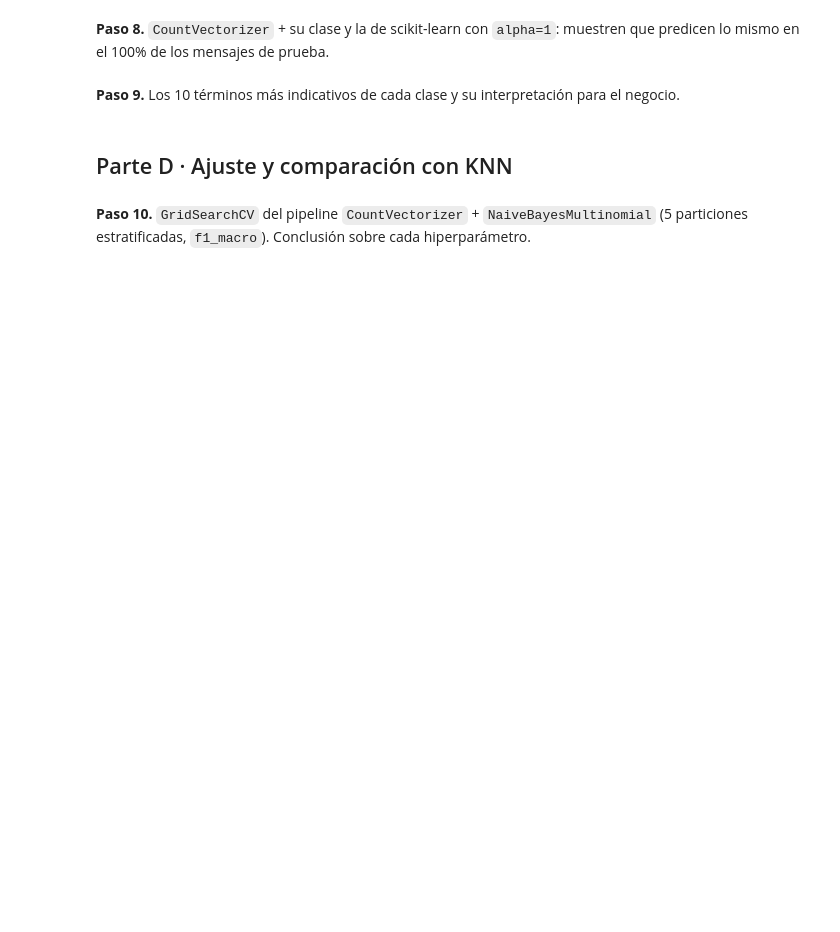
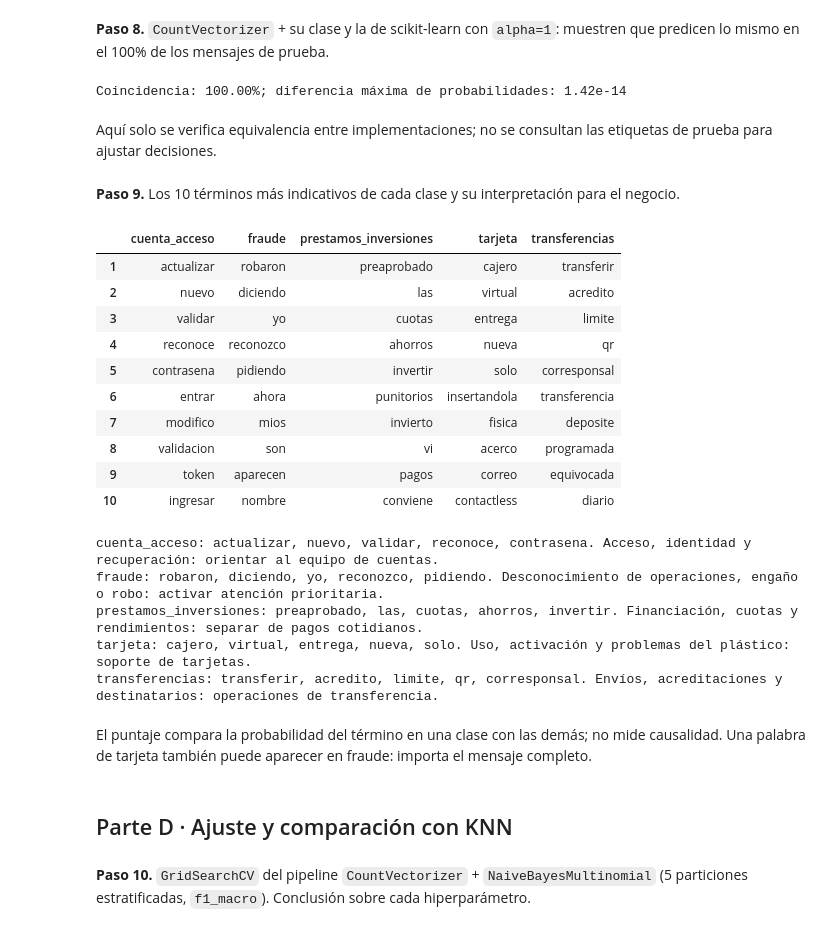
Before and after one commit to fedemaximovicz/actividad-datamining-supervisedlearning, a Jupyter notebook: caso1_cauce/caso1_cauce.ipynb, the cells around one changed output. Cells and saved outputs as stored; diff of their text form; code cells hidden in the pictures; blank space fills up the shorter version.

```diff
--- a/caso1_cauce/caso1_cauce.ipynb
+++ b/caso1_cauce/caso1_cauce.ipynb
@@ -47,4 +168,10 @@ Ejecuten esta celda cada vez que terminen una función de `src/`.
 # %% [markdown]
 **Paso 5.** Creen la columna `texto_limpio`. Los mensajes con menos de dos palabras se excluyen del entrenamiento y van a revisión humana: ¿cuántos son y qué contienen?
 # %%
-# Tu código aquí
+datos['texto_limpio'] = datos.texto.map(limpiar_texto)
+datos['n_palabras'] = datos.texto_limpio.str.split().str.len()
+cortos = datos.loc[datos.n_palabras < 2].copy()
+aptos = datos.loc[datos.n_palabras >= 2].copy()
+print(f'{len(cortos)} mensajes cortos ({len(cortos)/len(datos):.2%}) van directamente a revisión; {len(aptos)} aptos.')
+display(cortos[['texto', 'texto_limpio']].value_counts(dropna=False).rename('cantidad').reset_index())
+display(cortos.equipo_final.value_counts().to_frame('cortos_por_equipo'))
@@ -57,4 +210,12 @@ Ejecuten esta celda cada vez que terminen una función de `src/`.
 # %% [markdown]
 **Paso 7.** División 80/20 estratificada por `equipo_final` con `random_state=42`.
 # %%
-# Tu código aquí
+train, test = train_test_split(aptos, test_size=0.20, stratify=aptos.equipo_final, random_state=SEMILLA)
+X_train, y_train = train.texto_limpio, train.equipo_final
+X_test, y_test = test.texto_limpio, test.equipo_final
+cv = StratifiedKFold(n_splits=5, shuffle=True, random_state=SEMILLA)
+particiones = list(cv.split(X_train, y_train))
+display(pd.concat([y_train.value_counts().rename('train'), y_test.value_counts().rename('test')], axis=1))
+print(f'Clientes compartidos: {len(set(train.id_cliente) & set(test.id_cliente))}')
+print(f'Textos limpios de prueba también presentes en train: {X_test.isin(set(X_train)).mean():.2%}')
+assert set(train.index).isdisjoint(test.index)
@@ -61,11 +232,54 @@ Ejecuten esta celda cada vez que terminen una función de `src/`.
 # %% [markdown]
 **Paso 8.** `CountVectorizer` + su clase y la de scikit-learn con `alpha=1`: muestren que predicen lo mismo en el 100% de los mensajes de prueba.
 # %%
-# Tu código aquí
+vec_base = CountVectorizer()
+conteos_train = vec_base.fit_transform(X_train)
+conteos_test = vec_base.transform(X_test)
+nb_propio = NaiveBayesMultinomial(alpha=1).fit(conteos_train, y_train)
+nb_sklearn = MultinomialNB(alpha=1).fit(conteos_train, y_train)
+coincidencia = np.mean(nb_propio.predict(conteos_test) == nb_sklearn.predict(conteos_test))
+diferencia = np.max(np.abs(nb_propio.predict_proba(conteos_test) - nb_sklearn.predict_proba(conteos_test)))
+assert coincidencia == 1.0
+np.testing.assert_allclose(nb_propio.predict_proba(conteos_test), nb_sklearn.predict_proba(conteos_test), atol=1e-10)
+print(f'Coincidencia: {coincidencia:.2%}; diferencia máxima de probabilidades: {diferencia:.3g}')
+display(Markdown('Aquí solo se verifica equivalencia entre implementaciones; no se consultan las etiquetas de prueba para ajustar decisiones.'))
+# %% [output]
+Coincidencia: 100.00%; diferencia máxima de probabilidades: 1.42e-14
+Aquí solo se verifica equivalencia entre implementaciones; no se consultan las etiquetas de prueba para ajustar decisiones.
 # %% [markdown]
 **Paso 9.** Los 10 términos más indicativos de cada clase y su interpretación para el negocio.
 # %%
-# Tu código aquí
+terminos = terminos_mas_indicativos(nb_propio, vec_base.get_feature_names_out(), n=10)
+display(pd.DataFrame(terminos, index=range(1, 11)))
+interpretacion = {
+    'cuenta_acceso': 'Acceso, identidad y recuperación: orientar al equipo de cuentas.',
+    'fraude': 'Desconocimiento de operaciones, engaño o robo: activar atención prioritaria.',
+    'prestamos_inversiones': 'Financiación, cuotas y rendimientos: separar de pagos cotidianos.',
+    'tarjeta': 'Uso, activación y problemas del plástico: soporte de tarjetas.',
+    'transferencias': 'Envíos, acreditaciones y destinatarios: operaciones de transferencia.',
+}
+for clase in CLASES:
+    print(f'{clase}: {", ".join(terminos[clase][:5])}. {interpretacion[clase]}')
+display(Markdown('El puntaje compara la probabilidad del término en una clase con las demás; '
+                 'no mide causalidad. Una palabra de tarjeta también puede aparecer en fraude: importa el mensaje completo.'))
+# %% [output]
+|  | cuenta_acceso | fraude | prestamos_inversiones | tarjeta | transferencias |
+| 1 | actualizar | robaron | preaprobado | cajero | transferir |
+| 2 | nuevo | diciendo | las | virtual | acredito |
+| 3 | validar | yo | cuotas | entrega | limite |
+| 4 | reconoce | reconozco | ahorros | nueva | qr |
+| 5 | contrasena | pidiendo | invertir | solo | corresponsal |
+| 6 | entrar | ahora | punitorios | insertandola | transferencia |
+| 7 | modifico | mios | invierto | fisica | deposite |
+| 8 | validacion | son | vi | acerco | programada |
+| 9 | token | aparecen | pagos | correo | equivocada |
+| 10 | ingresar | nombre | conviene | contactless | diario |
+cuenta_acceso: actualizar, nuevo, validar, reconoce, contrasena. Acceso, identidad y recuperación: orientar al equipo de cuentas.
+fraude: robaron, diciendo, yo, reconozco, pidiendo. Desconocimiento de operaciones, engaño o robo: activar atención prioritaria.
+prestamos_inversiones: preaprobado, las, cuotas, ahorros, invertir. Financiación, cuotas y rendimientos: separar de pagos cotidianos.
+tarjeta: cajero, virtual, entrega, nueva, solo. Uso, activación y problemas del plástico: soporte de tarjetas.
+transferencias: transferir, acredito, limite, qr, corresponsal. Envíos, acreditaciones y destinatarios: operaciones de transferencia.
+El puntaje compara la probabilidad del término en una clase con las demás; no mide causalidad. Una palabra de tarjeta también puede aparecer en fraude: importa el mensaje completo.
 # %% [markdown]
 ## Parte D · Ajuste y comparación con KNN
 # %% [markdown]
```
Also changed, not shown: parts of 33 cells of this notebook, 10 other files.
